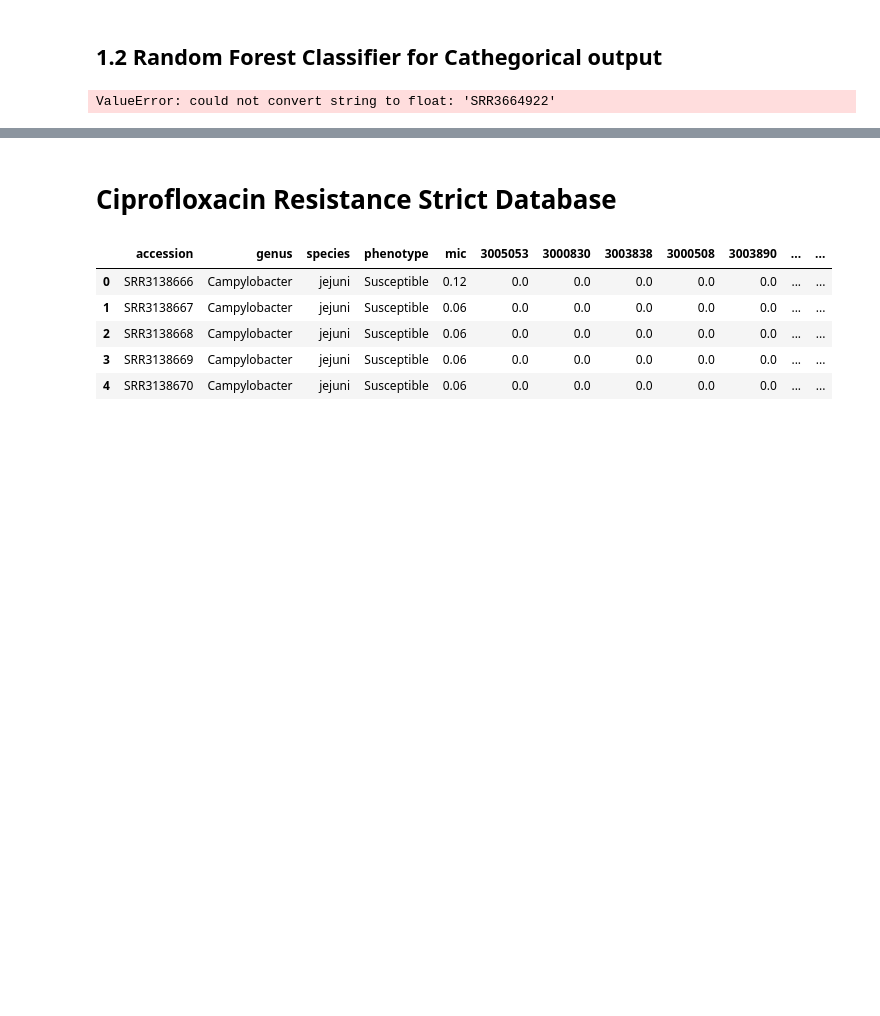
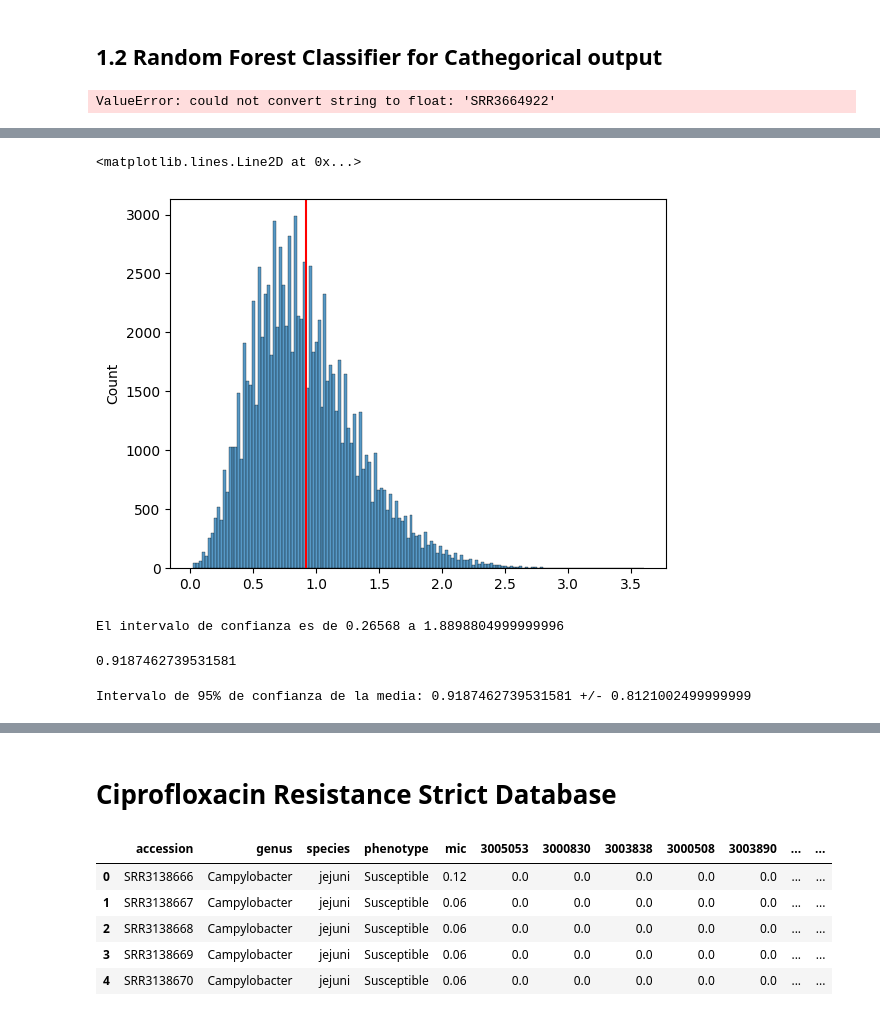
Before and after one commit to ccm-bioinfo/Camda24_resistance, a Jupyter notebook: Notebooks/group-2/EDA/EDA.ipynb, the cells around one changed output, grey strips where cells are left out. Saved outputs shown, nothing was run; the diff lists cells and outputs as text; code cells hidden in the pictures; blank space fills up the shorter version.

```diff
--- a/Notebooks/group-2/EDA/EDA.ipynb
+++ b/Notebooks/group-2/EDA/EDA.ipynb
@@ -187,0 +381,12 @@ print(f"MSE (continua): {mse}")
+# %%
+# Bootstrap with mean
+mic_value = resis_cipro_L_Train['mic']
+
+means = []
+
+for i in range(100_000):
+  sample = mic_value.sample(n=100, replace=True)
+  means.append(sample.mean()) # can be more measures like median, sum of values
+
+serie_means = pd.Series(means)
+serie_means
@@ -187,0 +406,23 @@ print(f"MSE (continua): {mse}")
+# %%
+sns.histplot(serie_means)
+plt.axvline(resis_cipro_L_Train['mic'].mean(), color='red')
+# %% [output]
+<matplotlib.lines.Line2D at 0x...>
+[figure, added]
+# %%
+limite_inferior = serie_means.quantile(0.025)
+limite_superior = serie_means.quantile(0.975)
+
+print(f'El intervalo de confianza es de {limite_inferior} a {limite_superior}')
+# %% [output]
+El intervalo de confianza es de 0.26568 a 1.8898804999999996
+# %%
+mic_value.mean()
+# %% [output]
+0.9187462739531581
+# %%
+promedio_de_los_intervalos = ((mic_value.mean() - limite_inferior) + (limite_superior - mic_value.mean())) / 2
+
+print(f'Intervalo de 95% de confianza de la media: {mic_value.mean()} +/- {promedio_de_los_intervalos}')
+# %% [output]
+Intervalo de 95% de confianza de la media: 0.9187462739531581 +/- 0.8121002499999999
```
Also changed, not shown: parts of 47 cells of this notebook.
